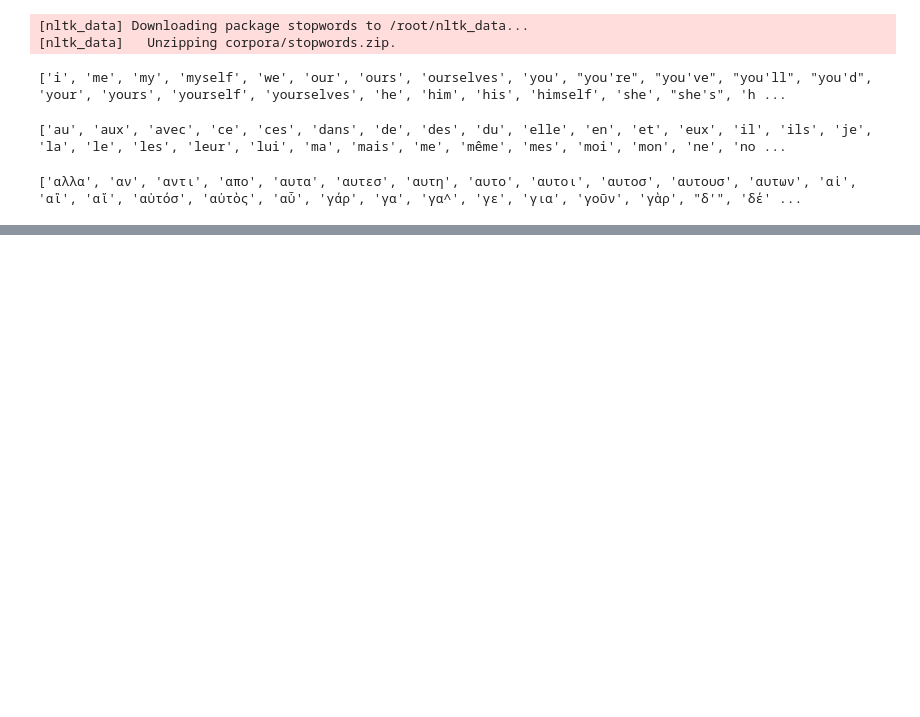
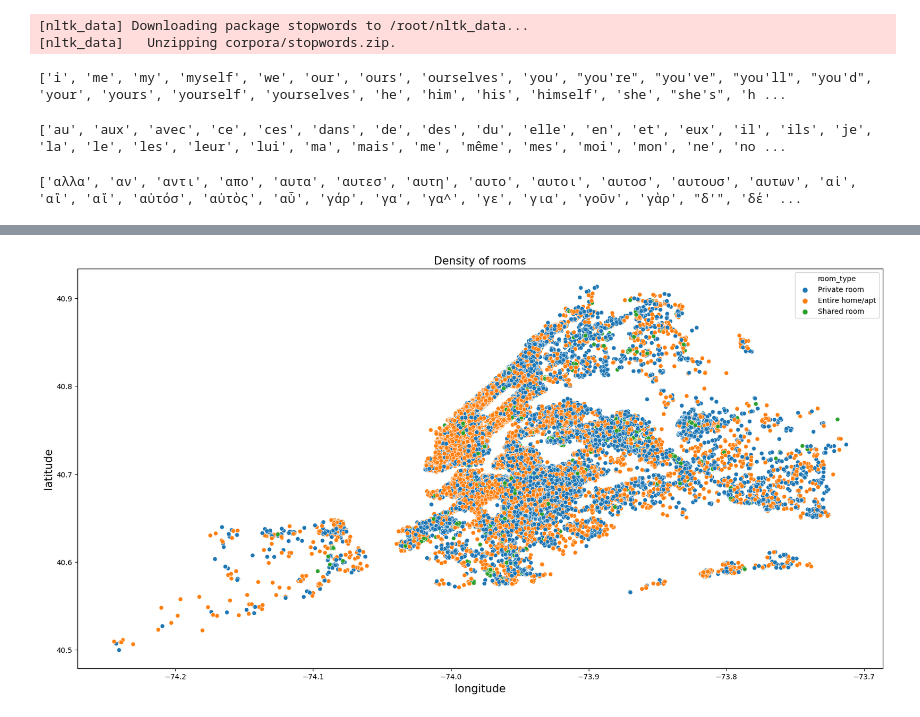
Before and after one commit to Tilak46-R/Airbnb-booking-Analysis, a Jupyter notebook: individual_Airbnb_Booking_Analysis.ipynb, the cells around one changed output, grey strips where cells are left out. Saved outputs shown, nothing was run; the diff lists cells and outputs as text; code cells hidden in the pictures; blank space fills up the shorter version.

```diff
--- a/individual_Airbnb_Booking_Analysis.ipynb
+++ b/individual_Airbnb_Booking_Analysis.ipynb
@@ -207,0 +242,9 @@ host_areas.sort_values(by = 'calculated_host_listings_count', ascending = True)
+# %%
+plt.figure(figsize = (20,10))
+sca = sns.scatterplot(x = airbnb_data.longitude,y = airbnb_data.latitude, hue = airbnb_data.room_type)
+sca.set_title('Density of rooms',fontsize = 15)
+sca.set_xlabel('longitude',fontsize = 15)
+sca.set_ylabel('latitude',fontsize = 15)
+plt.show()
+# %% [output]
+[figure, added]
```
Also changed, not shown: parts of 7 cells of this notebook.
